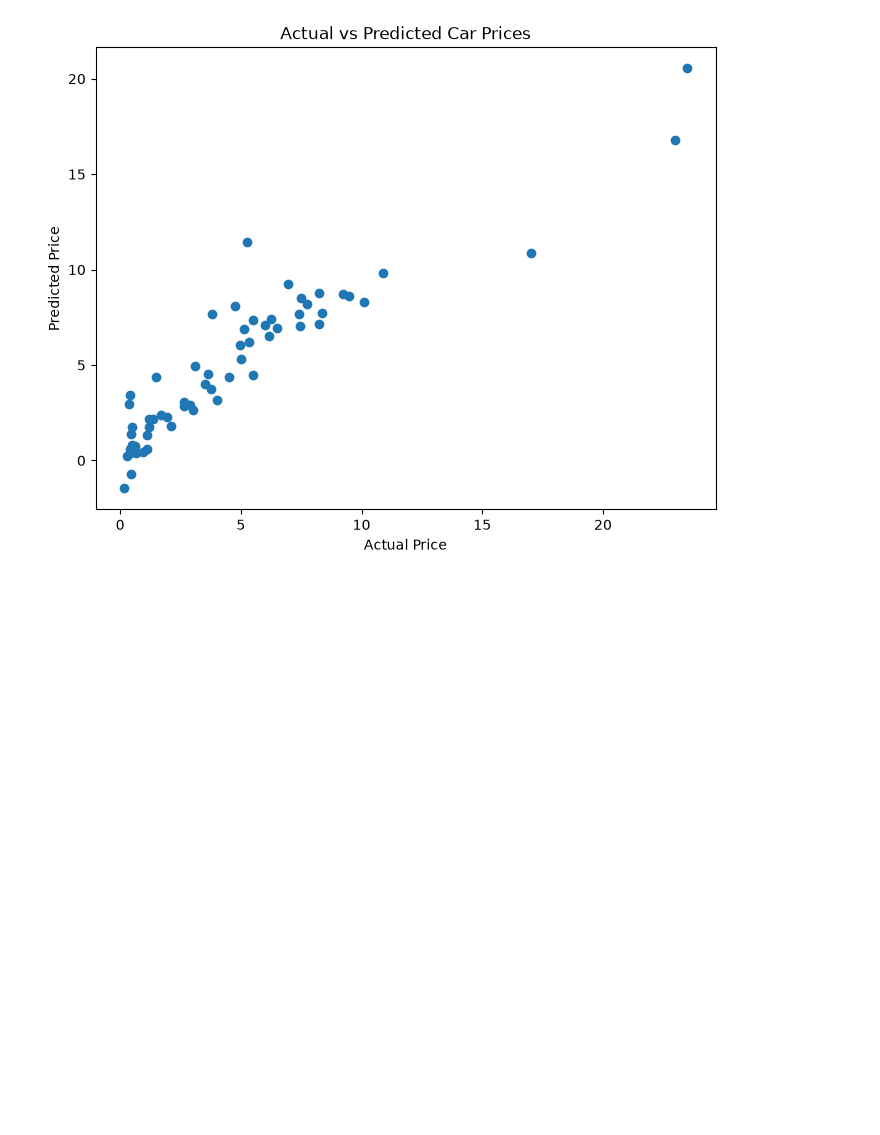
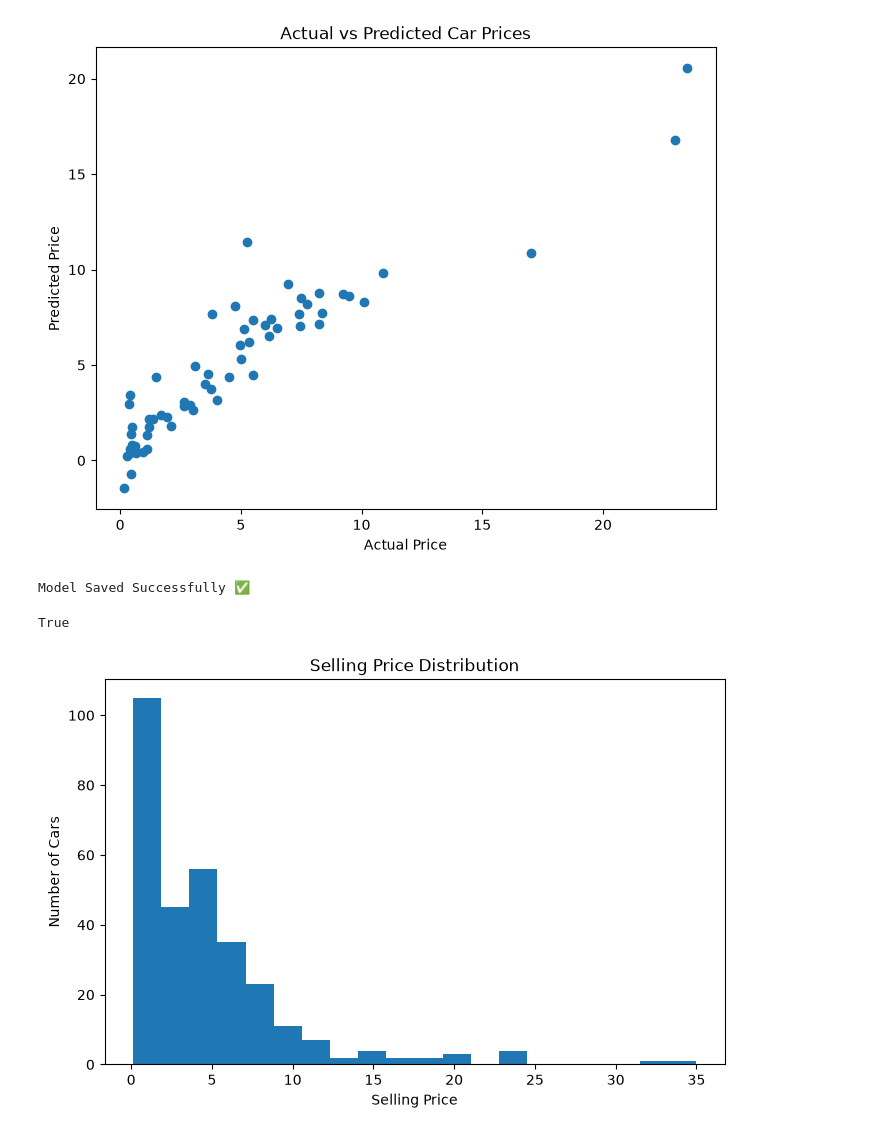
Before and after one commit to Sushil77964/data-science-car-price-prediction, a Jupyter notebook: notebooks/Car_Price_Prediction.ipynb, the cells around one changed output. Cells and saved outputs as stored; diff of their text form; code cells hidden in the pictures; blank space fills up the shorter version.

Commit message:
Day 3: Feature engineering and Linear Regression model training

```diff
--- a/notebooks/Car_Price_Prediction.ipynb
+++ b/notebooks/Car_Price_Prediction.ipynb
@@ -371,3 +394,18 @@ plt.title("Actual vs Predicted Car Prices")
 plt.show()
 # %% [output]
 [figure]
+# %%
+import pickle
+
+with open("../models/car_price_model.pkl", "wb") as file:
+    pickle.dump(model, file)
+
+print("Model Saved Successfully ✅")
+# %% [output]
+Model Saved Successfully ✅
+# %%
+import os
+
+os.path.exists("../models/car_price_model.pkl")
+# %% [output]
+True
@@ -373,0 +414,12 @@ plt.show()
+# %%
+plt.figure(figsize=(8,5))
+
+plt.hist(df["Selling_Price"], bins=20)
+
+plt.title("Selling Price Distribution")
+plt.xlabel("Selling Price")
+plt.ylabel("Number of Cars")
+
+plt.show()
+# %% [output]
+[figure, added]
```
Also changed, not shown: parts of 16 cells of this notebook.
